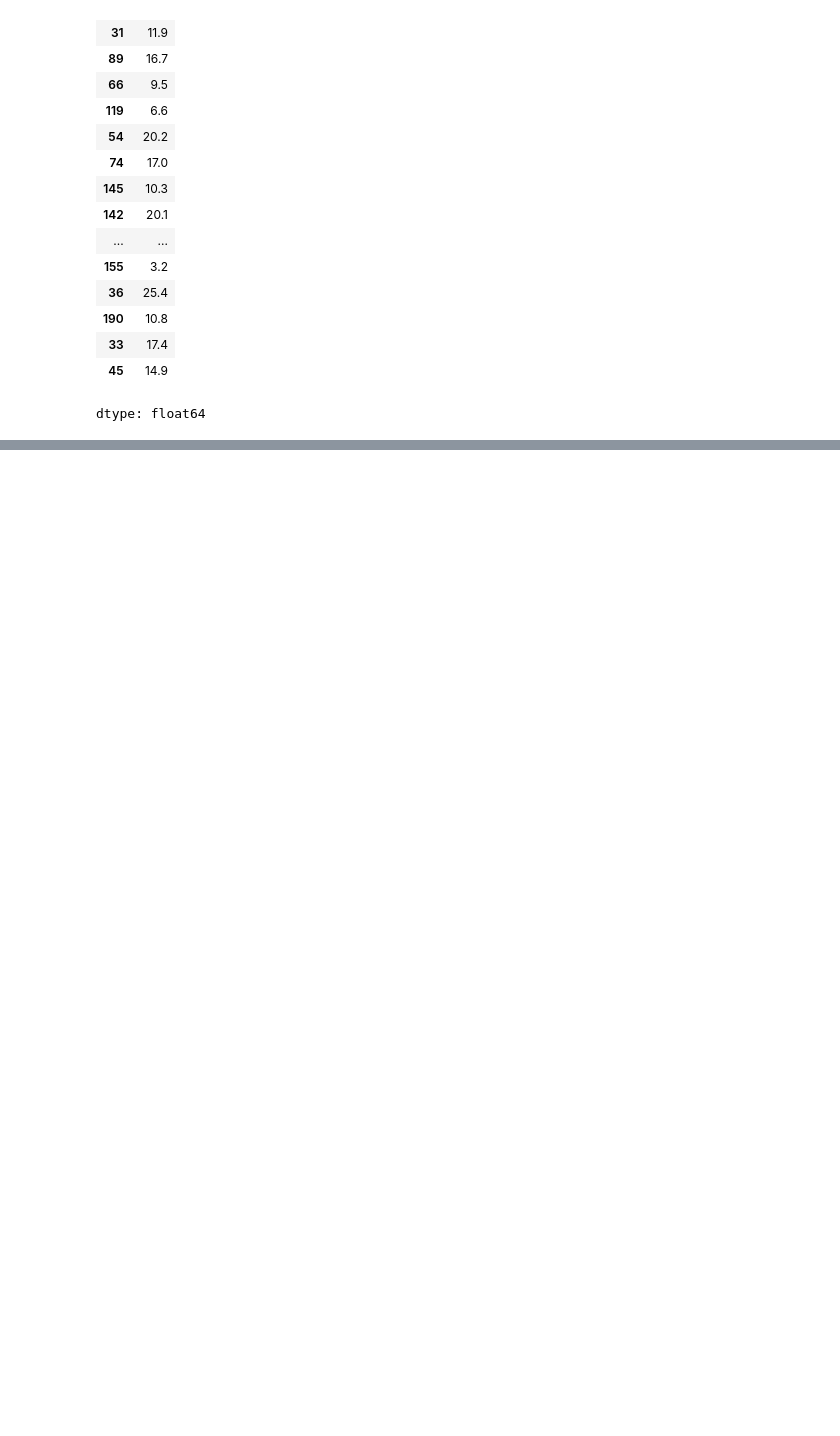
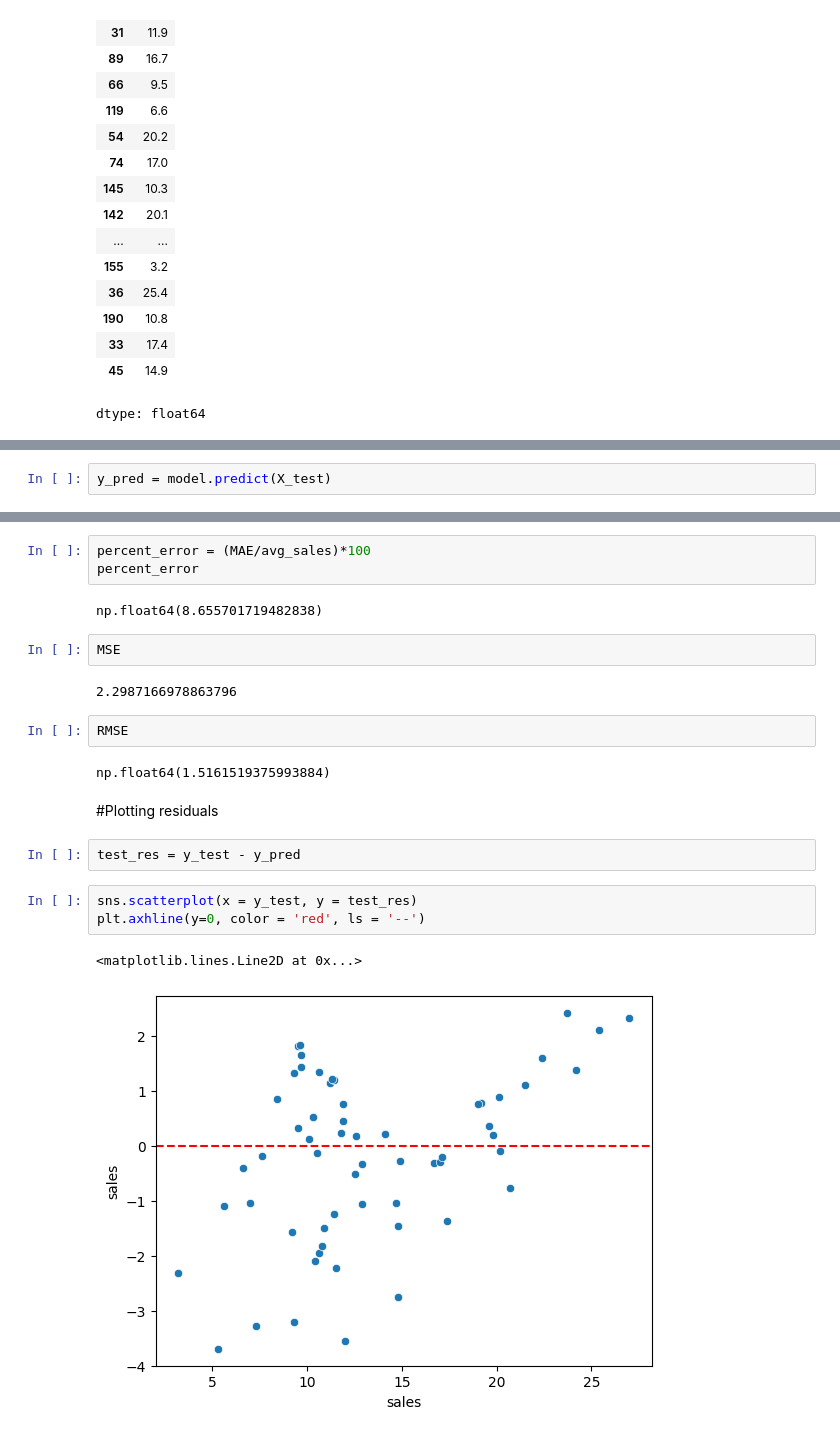
Before and after one commit to akshatjain-1/ML-algos, a Jupyter notebook: 02_Multivariate_Linear_Regression.ipynb, the cells around one changed output, grey strips where cells are left out. Saved outputs shown, nothing was run; the diff lists cells and outputs as text; blank space fills up the shorter version.

```diff
--- a/02_Multivariate_Linear_Regression.ipynb
+++ b/02_Multivariate_Linear_Regression.ipynb
@@ -167,0 +162,2 @@ array([12.32954528])
+# %%
+y_pred = model.predict(X_test)
@@ -167,0 +195,23 @@ array([12.32954528])
+# %%
+percent_error = (MAE/avg_sales)*100
+percent_error
+# %% [output]
+np.float64(8.655701719482838)
+# %%
+MSE
+# %% [output]
+2.2987166978863796
+# %%
+RMSE
+# %% [output]
+np.float64(1.5161519375993884)
+# %% [markdown]
+#Plotting residuals
+# %%
+test_res = y_test - y_pred
+# %%
+sns.scatterplot(x = y_test, y = test_res)
+plt.axhline(y=0, color = 'red', ls = '--')
+# %% [output]
+<matplotlib.lines.Line2D at 0x...>
+[figure, added]
```
Also changed, not shown: parts of 26 cells of this notebook.
